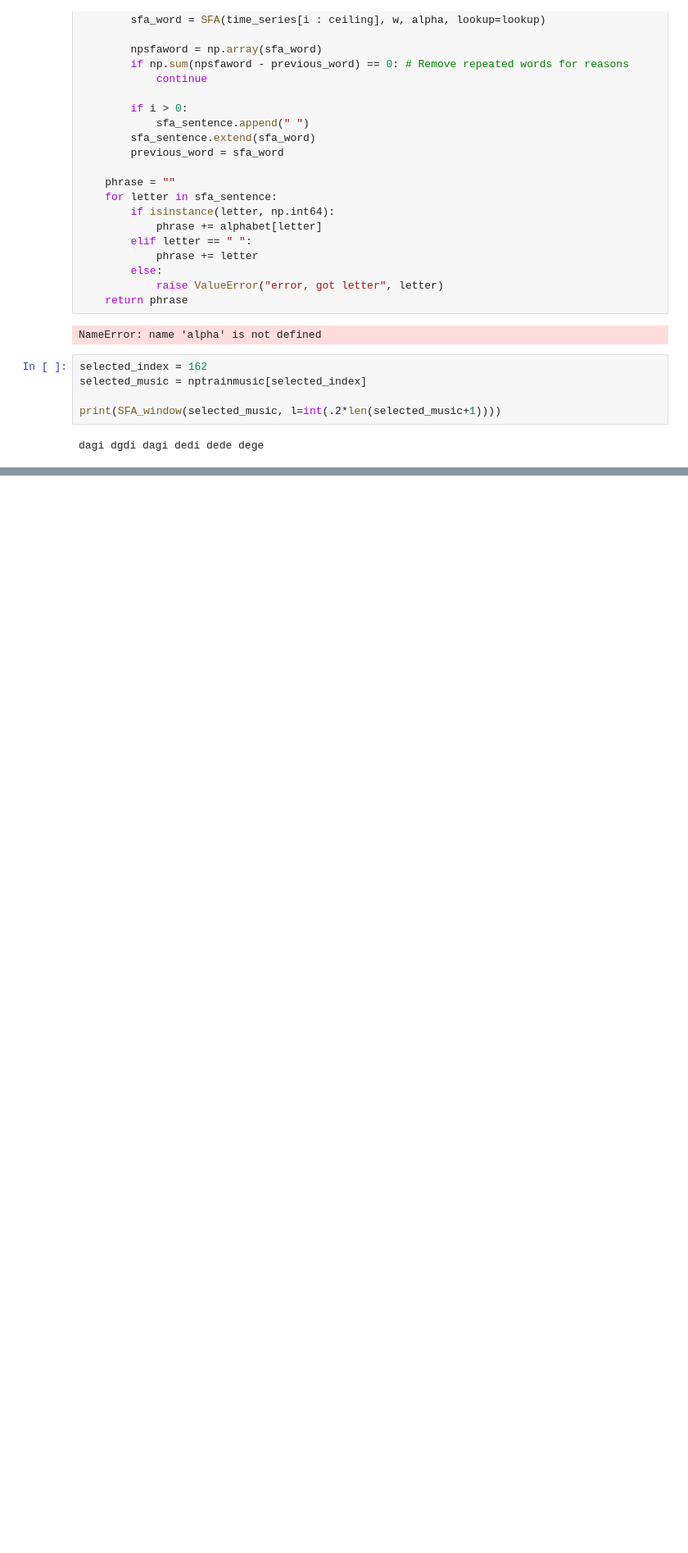
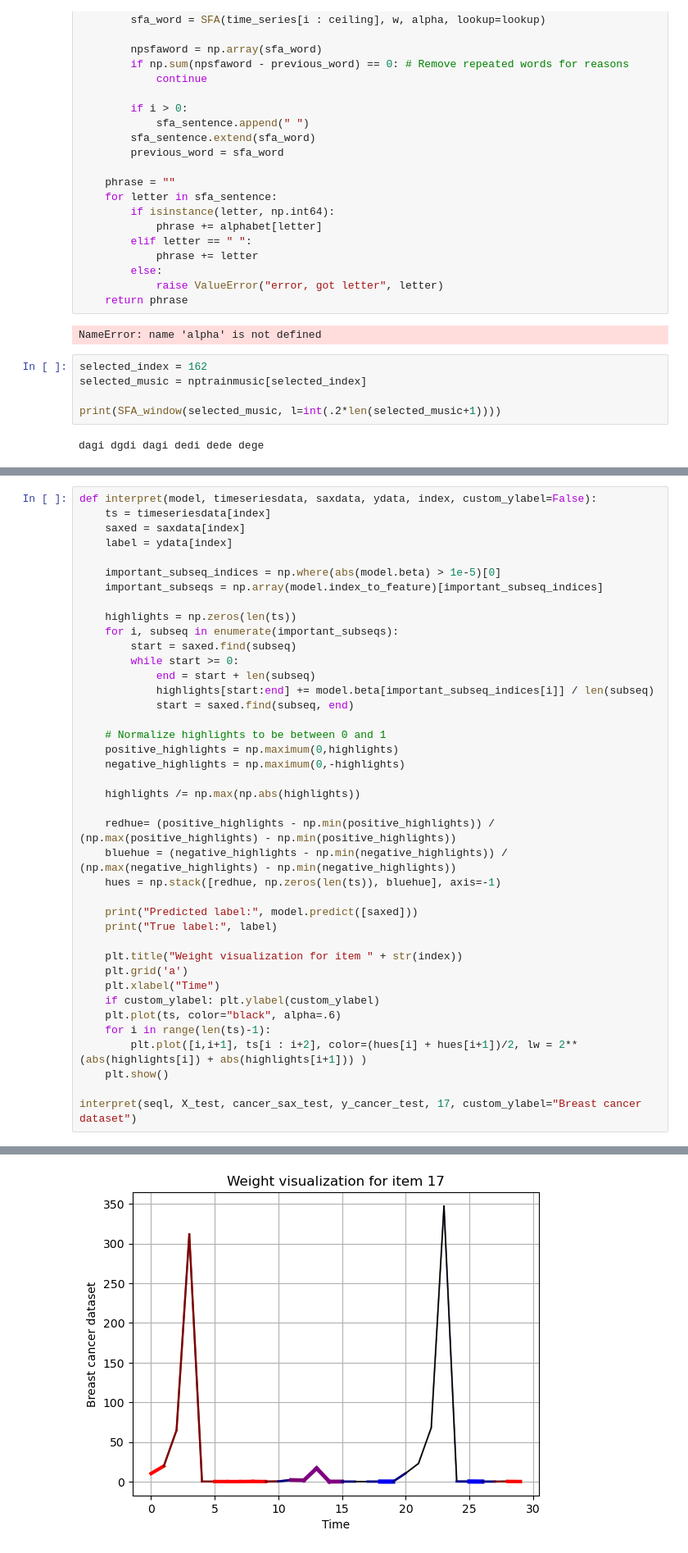
Before and after one commit to MelvinGode/Interpretable-TimeSeries-Classification, a Jupyter notebook: TSC.ipynb, the cells around one changed output, grey strips where cells are left out. Shown at 82% size. Drawn from its saved outputs; the diff is of its cells as text; blank space fills up the shorter version.

```diff
--- a/TSC.ipynb
+++ b/TSC.ipynb
@@ -491,0 +519,41 @@ def sax_subseq_to_interval(subseq, lookup):
+# %%
+def interpret(model, timeseriesdata, saxdata, ydata, index, custom_ylabel=False):
+    ts = timeseriesdata[index]
+    saxed = saxdata[index]
+    label = ydata[index]
+
+    important_subseq_indices = np.where(abs(model.beta) > 1e-5)[0]
+    important_subseqs = np.array(model.index_to_feature)[important_subseq_indices]
+
+    highlights = np.zeros(len(ts))
+    for i, subseq in enumerate(important_subseqs):
+        start = saxed.find(subseq)
+        while start >= 0:
+            end = start + len(subseq)
+            highlights[start:end] += model.beta[important_subseq_indices[i]] / len(subseq)
+            start = saxed.find(subseq, end)
+
+    # Normalize highlights to be between 0 and 1
+    positive_highlights = np.maximum(0,highlights)
+    negative_highlights = np.maximum(0,-highlights)
+
+    highlights /= np.max(np.abs(highlights))
+
+    redhue= (positive_highlights - np.min(positive_highlights)) / (np.max(positive_highlights) - np.min(positive_highlights))
+    bluehue = (negative_highlights - np.min(negative_highlights)) / (np.max(negative_highlights) - np.min(negative_highlights))
+    hues = np.stack([redhue, np.zeros(len(ts)), bluehue], axis=-1)
+
+    print("Predicted label:", model.predict([saxed]))
+    print("True label:", label)
+
+    plt.title("Weight visualization for item " + str(index))
+    plt.grid('a')
+    plt.xlabel("Time")
+    if custom_ylabel: plt.ylabel(custom_ylabel)
+    plt.plot(ts, color="black", alpha=.6)
+    for i in range(len(ts)-1):
+        plt.plot([i,i+1], ts[i : i+2], color=(hues[i] + hues[i+1])/2, lw = 2**(abs(highlights[i]) + abs(highlights[i+1])) )
+    plt.show()
+
+interpret(seql, X_test, cancer_sax_test, y_cancer_test, 17, custom_ylabel="Breast cancer dataset")
+# %% [output]
@@ -491,0 +562 @@ def sax_subseq_to_interval(subseq, lookup):
+[figure, added]
```
Also changed, not shown: parts of 29 cells of this notebook.
